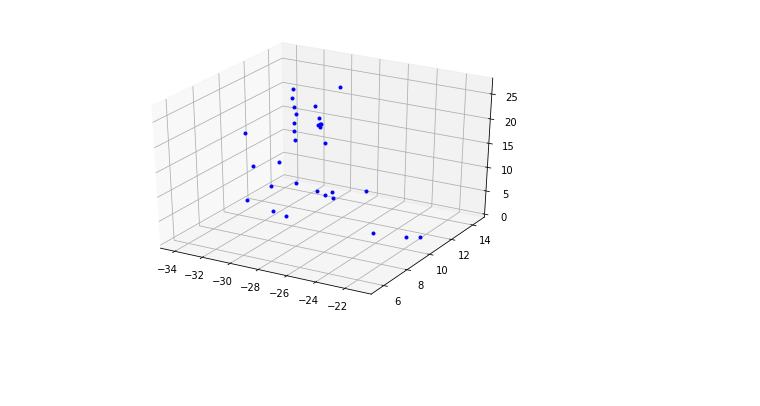
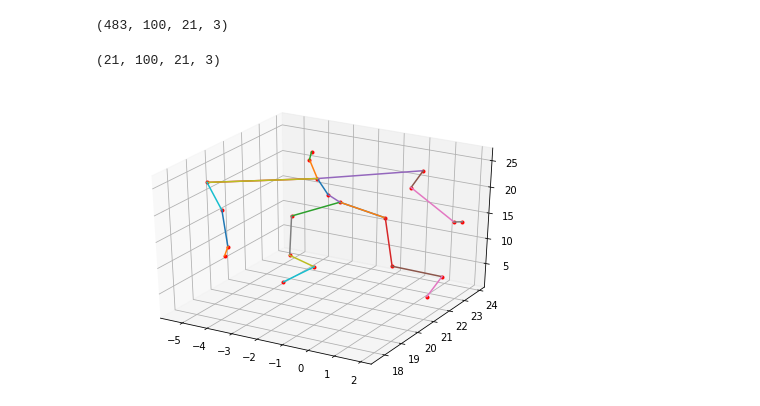
Before and after one commit to h3lio5/DanceTransformer, a Jupyter notebook: viewer.ipynb, the cells around one changed output. Drawn from its saved outputs; the diff is of its cells as text; code cells hidden in the pictures; blank space fills up the shorter version.

```diff
--- a/viewer.ipynb
+++ b/viewer.ipynb
@@ -7,0 +6,3 @@ dat = np.load("02_01.npy")
+# %%
+data_man = np.load("../data/all_asfamc/npsubjects/60/60_01.npy")
+data_woman = np.load("../data/all_asfamc/npsubjects/61/61_01.npy")
@@ -7,0 +36,3 @@ dat = np.load("02_01.npy")
+# %%
+data_man = np.load("../salsa/60/60_01.npy")
+data_woman = np.load("../salsa/61_01.npy")
@@ -7,0 +70,4 @@ dat = np.load("02_01.npy")
+# %%
+train_data.shape
+# %% [output]
+(483, 100, 21, 3)
@@ -7,0 +76,4 @@ dat = np.load("02_01.npy")
+# %%
+test_data.shape
+# %% [output]
+(21, 100, 21, 3)
@@ -8,14 +111,27 @@ dat = np.load("02_01.npy")
+# %%
+connection = [(0,1), (0,1),(0,5), (1,2), (0,9),(2,3), (3,4), (5,6), (6,7), (7,8), (9,10), (10,11),(11,12), (10,17),(10,13), (13,14), (14,15), (15,16),(10,17), (17,18), (18,19), (19,20)]
+# %%
+arr = []
+for i in connection:
+    data_point = ([data_woman[0][i[0]][2], data_woman[0][i[1]][2]], [data_woman[0][i[0]][1], data_woman[0][i[1]][1]], [data_woman[0][i[0]][0], data_woman[0][i[1]][0]])
+    arr.append(data_point)
 # %%
 fig = plt.figure()
 ax = Axes3D(fig)
-x=[]
-y=[]
-z=[]
-for i in dat[0]:
-    x.append(i[0])
-    y.append(i[1])
-    z.append(i[2])
-plt.plot(z,x,y,"b.")
+
+xm=[]
+ym=[]
+zm=[]
+
+for i in data_woman[0]:
+    xm.append(i[0])
+    ym.append(i[1])
+    zm.append(i[2])
+
+plt.plot(zm,xm,ym, "r.")
+
+for i in arr:
+    plt.plot(i[0],i[2],i[1]) ## plotting order should be Z,X,Y not X,Y,Z
 plt.show()
 # %% [output]
-[figure, old version]
+[figure, new version]
```
Also changed, not shown: parts of 8 cells of this notebook.
